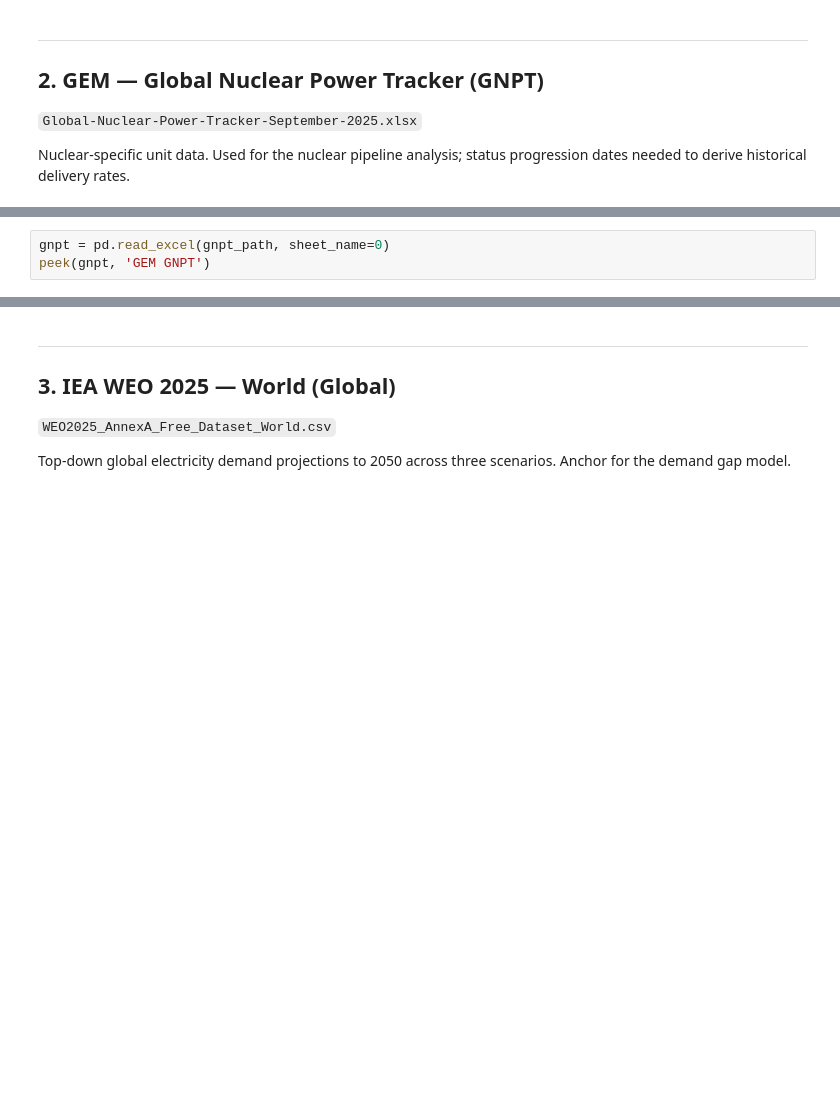
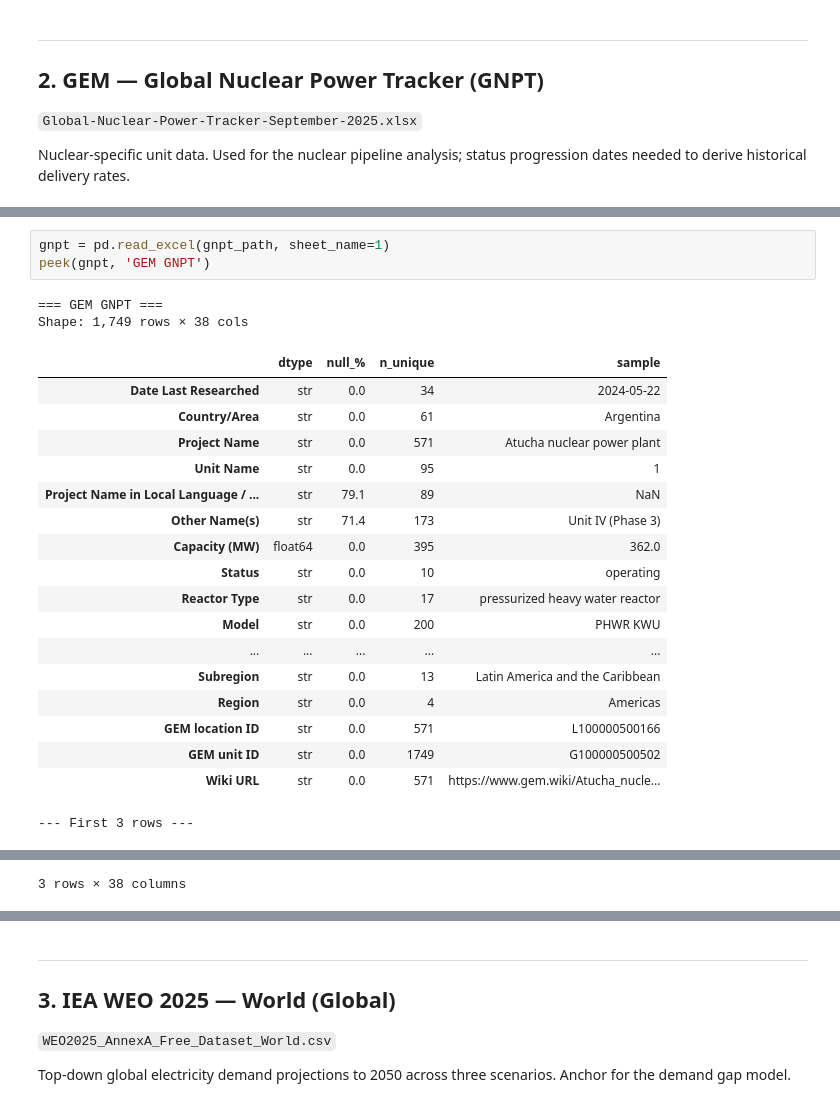
Before and after one commit to Arashi20/Nuclear_Energy_Demand, a Jupyter notebook: notebooks/00_sanity_check.ipynb, the cells around one changed output, grey strips where cells are left out. Drawn from its saved outputs; the diff is of its cells as text; blank space fills up the shorter version.

```diff
--- a/notebooks/00_sanity_check.ipynb
+++ b/notebooks/00_sanity_check.ipynb
@@ -126,3 +128,24 @@ print('Sheets:', xl_gnpt.sheet_names)
 # %%
-gnpt = pd.read_excel(gnpt_path, sheet_name=0)
+gnpt = pd.read_excel(gnpt_path, sheet_name=1)
 peek(gnpt, 'GEM GNPT')
+# %% [output]
+=== GEM GNPT ===
+Shape: 1,749 rows × 38 cols
+|  | dtype | null_% | n_unique | sample |
+| Date Last Researched | str | 0.0 | 34 | 2024-05-22 |
+| Country/Area | str | 0.0 | 61 | Argentina |
+| Project Name | str | 0.0 | 571 | Atucha nuclear power plant |
+| Unit Name | str | 0.0 | 95 | 1 |
+| Project Name in Local Language / ... | str | 79.1 | 89 | NaN |
+| Other Name(s) | str | 71.4 | 173 | Unit IV (Phase 3) |
+| Capacity (MW) | float64 | 0.0 | 395 | 362.0 |
+| Status | str | 0.0 | 10 | operating |
+| Reactor Type | str | 0.0 | 17 | pressurized heavy water reactor |
+| Model | str | 0.0 | 200 | PHWR KWU |
+| ... | ... | ... | ... | ... |
+| Subregion | str | 0.0 | 13 | Latin America and the Caribbean |
+| Region | str | 0.0 | 4 | Americas |
+| GEM location ID | str | 0.0 | 571 | L100000500166 |
+| GEM unit ID | str | 0.0 | 1749 | G100000500502 |
+| Wiki URL | str | 0.0 | 571 | https://www.gem.wiki/Atucha_nucle... |
+--- First 3 rows ---
@@ -129,3 +156,4 @@ peek(gnpt, 'GEM GNPT')
+3 rows × 38 columns
 # %%
 # Key fields: status, planned/announced capacity, date columns for delivery-rate calculation
 for col in ['Status', 'Capacity (MW)', 'Country', 'Start Year', 'Announced', 'Construction Start']:
```
Also changed, not shown: parts of 14 cells of this notebook, 2 other files.
